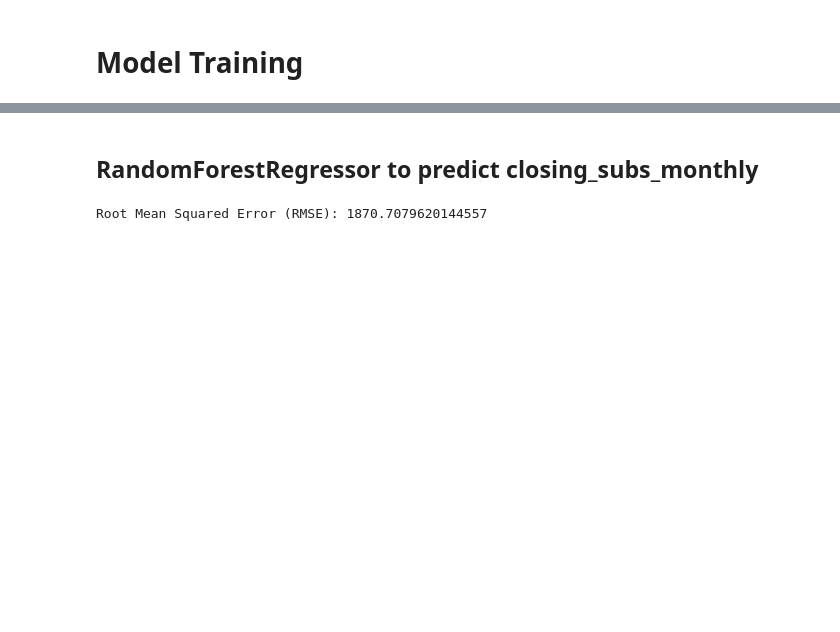
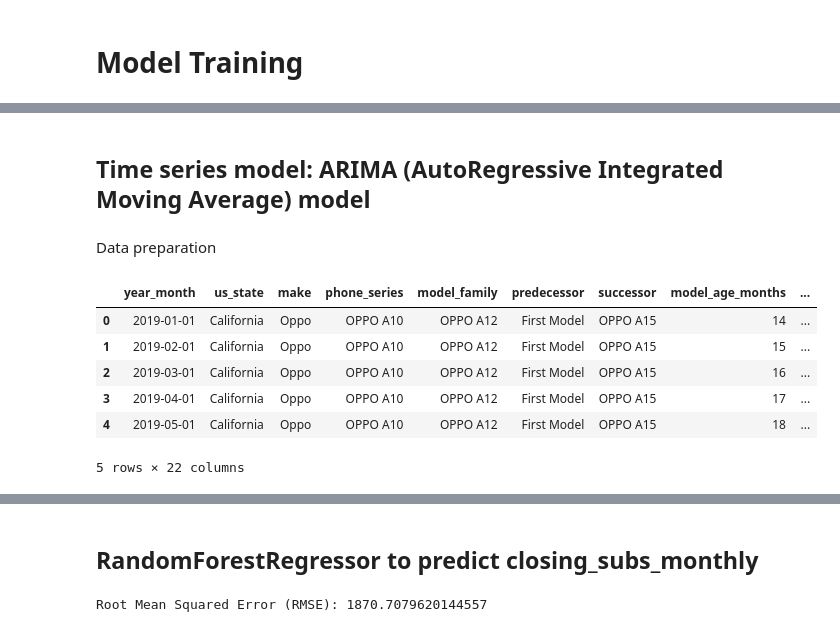
Before and after one commit to ChinSekYi/demand-forcasting-for-phone-devices, a Jupyter notebook: MODEL_TRAINING.ipynb, the cells around one changed output, grey strips where cells are left out. Drawn from its saved outputs; the diff is of its cells as text; code cells hidden in the pictures; blank space fills up the shorter version.

Commit message:
Update model development

```diff
--- a/MODEL_TRAINING.ipynb
+++ b/MODEL_TRAINING.ipynb
@@ -75,0 +57,18 @@ categorical_cols = ["us_state", "make", "phone_series", "model_family", "colour"
+# %% [markdown]
+## Time series model: ARIMA (AutoRegressive Integrated Moving Average) model
+# %% [markdown]
+Data preparation
+# %%
+# Split the data into training and test sets
+train_data = df[df['year_month'] < '2024-01-01']  # Data up to December 2023
+test_data = df[df['year_month'] >= '2024-01-01']  # Data from January 2024 onwards
+# %%
+train_data.head()
+# %% [output]
+|  | year_month | us_state | make | phone_series | model_family | predecessor | successor | model_age_months | ... |
+| 0 | 2019-01-01 | California | Oppo | OPPO A10 | OPPO A12 | First Model | OPPO A15 | 14 | ... |
+| 1 | 2019-02-01 | California | Oppo | OPPO A10 | OPPO A12 | First Model | OPPO A15 | 15 | ... |
+| 2 | 2019-03-01 | California | Oppo | OPPO A10 | OPPO A12 | First Model | OPPO A15 | 16 | ... |
+| 3 | 2019-04-01 | California | Oppo | OPPO A10 | OPPO A12 | First Model | OPPO A15 | 17 | ... |
+| 4 | 2019-05-01 | California | Oppo | OPPO A10 | OPPO A12 | First Model | OPPO A15 | 18 | ... |
+5 rows × 22 columns
```
Also changed, not shown: parts of 33 cells of this notebook.
